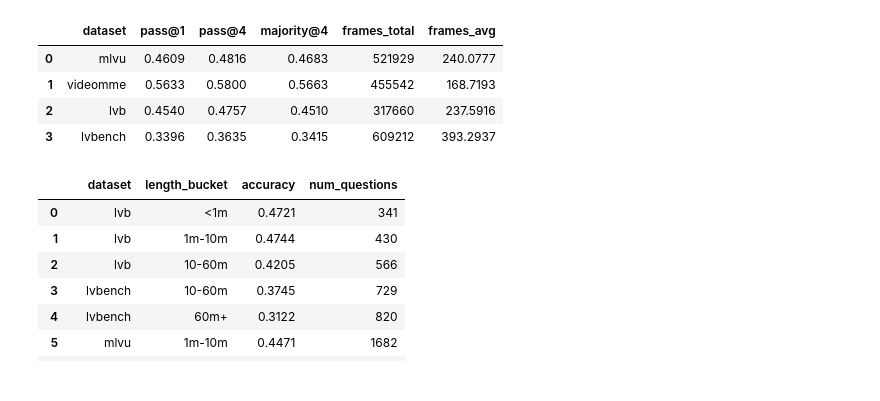
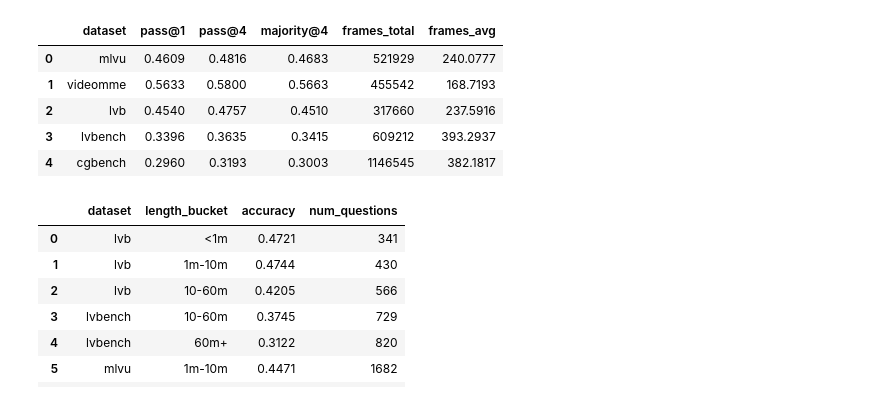
Before and after one commit to UTAustin-SwarmLab/VSeek, a Jupyter notebook: notebooks/plots/videotree.ipynb, the cells around one changed output. Drawn from its saved outputs; the diff is of its cells as text; code cells hidden in the pictures.

```diff
--- a/notebooks/plots/videotree.ipynb
+++ b/notebooks/plots/videotree.ipynb
@@ -5,7 +5,7 @@ import json
 import pandas as pd
 
 BASE = Path("/home/ss99569/code/video-agent/VSeek-R1/scripts/baselines/VideoTree/prepared/pipeline")
-DATASETS = ["mlvu", "videomme","lvb","lvbench"]
+DATASETS = ["mlvu", "videomme","lvb","lvbench", "cgbench"]
 
 
 def majority_vote(xs):
@@ -17,33 +17,34 @@ rows = []
 for dataset in DATASETS:
     qa = json.loads((BASE / dataset / "stage3_qa" / "qa.json").read_text())
     items = list(qa["data"].values())
 
     pass1 = sum(item["pred_runs"][0] == item["truth"] for item in items) / len(items)
     pass4 = sum(any(pred == item["truth"] for pred in item["pred_runs"][:4]) for item in items) / len(items)
     majority4 = sum(majority_vote(item["pred_runs"][:4]) == item["truth"] for item in items) / len(items)
     frames_total = sum(item["sampled_frame_count"] for item in items)
     frames_avg = frames_total / len(items)
 
     rows.append(
         {
             "dataset": dataset,
             "pass@1": pass1,
             "pass@4": pass4,
             "majority@4": majority4,
             "frames_total": frames_total,
             "frames_avg": frames_avg,
         }
     )
 
 summary = pd.DataFrame(rows)
 summary[["pass@1", "pass@4", "majority@4", "frames_avg"]] = summary[["pass@1", "pass@4", "majority@4", "frames_avg"]].round(4)
 summary
 # %% [output]
 |  | dataset | pass@1 | pass@4 | majority@4 | frames_total | frames_avg |
 | 0 | mlvu | 0.4609 | 0.4816 | 0.4683 | 521929 | 240.0777 |
 | 1 | videomme | 0.5633 | 0.5800 | 0.5663 | 455542 | 168.7193 |
 | 2 | lvb | 0.4540 | 0.4757 | 0.4510 | 317660 | 237.5916 |
 | 3 | lvbench | 0.3396 | 0.3635 | 0.3415 | 609212 | 393.2937 |
+| 4 | cgbench | 0.2960 | 0.3193 | 0.3003 | 1146545 | 382.1817 |
 # %%
 LENGTH_BINS = [0, 60, 600, 3600, float("inf")]
 LENGTH_BIN_LABELS = ["<1m", "1m-10m", "10-60m", "60m+"]
```
Also changed, not shown: 6 other files.
